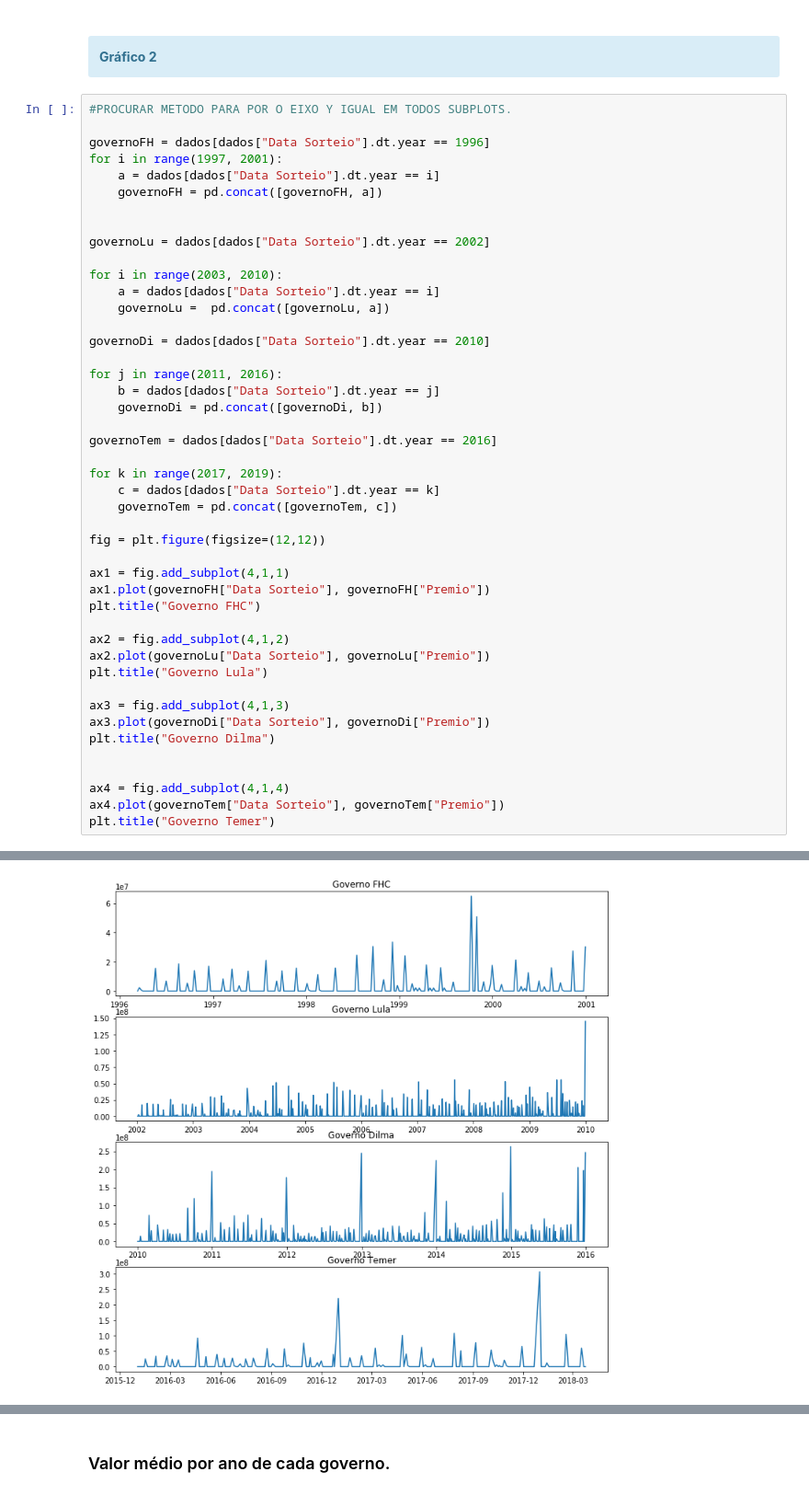
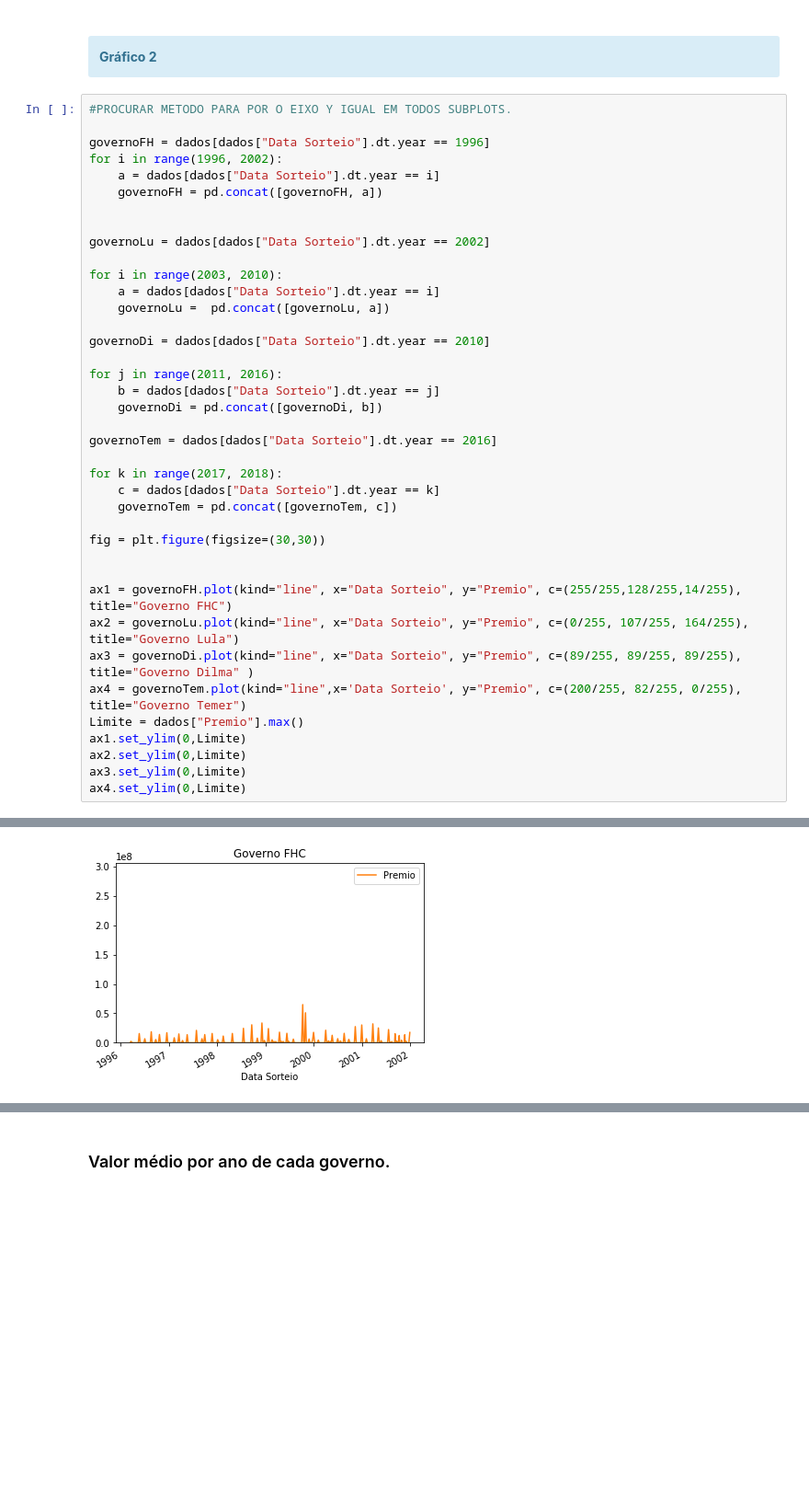
Before and after one commit to gabrielqap/analise-megasena, a Jupyter notebook: Trabalho extra - Unidade 1.ipynb, the cells around one changed output, grey strips where cells are left out. Shown at 92% size. Saved outputs shown, nothing was run; the diff lists cells and outputs as text; blank space fills up the shorter version.

```diff
--- a/Trabalho extra - Unidade 1.ipynb
+++ b/Trabalho extra - Unidade 1.ipynb
@@ -198,7 +198,7 @@ Com isso, trabalharemos com as funções *subplots()*. Essa função nos ajudar
 #PROCURAR METODO PARA POR O EIXO Y IGUAL EM TODOS SUBPLOTS.
 
 governoFH = dados[dados["Data Sorteio"].dt.year == 1996]
-for i in range(1997, 2001):
+for i in range(1996, 2002):
     a = dados[dados["Data Sorteio"].dt.year == i]
     governoFH = pd.concat([governoFH, a])
 
@@ -217,26 +217,20 @@ for j in range(2011, 2016):
 
 governoTem = dados[dados["Data Sorteio"].dt.year == 2016]
 
-for k in range(2017, 2019):
+for k in range(2017, 2018):
     c = dados[dados["Data Sorteio"].dt.year == k]
     governoTem = pd.concat([governoTem, c])
 
-fig = plt.figure(figsize=(12,12))
-
-ax1 = fig.add_subplot(4,1,1)
-ax1.plot(governoFH["Data Sorteio"], governoFH["Premio"])
-plt.title("Governo FHC")
-
-ax2 = fig.add_subplot(4,1,2)
-ax2.plot(governoLu["Data Sorteio"], governoLu["Premio"])
-plt.title("Governo Lula")
-
-ax3 = fig.add_subplot(4,1,3)
-ax3.plot(governoDi["Data Sorteio"], governoDi["Premio"])
-plt.title("Governo Dilma")
+fig = plt.figure(figsize=(30,30))
 
 
-ax4 = fig.add_subplot(4,1,4)
-ax4.plot(governoTem["Data Sorteio"], governoTem["Premio"])
-plt.title("Governo Temer")
+ax1 = governoFH.plot(kind="line", x="Data Sorteio", y="Premio", c=(255/255,128/255,14/255), title="Governo FHC")
+ax2 = governoLu.plot(kind="line", x="Data Sorteio", y="Premio", c=(0/255, 107/255, 164/255), title="Governo Lula")
+ax3 = governoDi.plot(kind="line", x="Data Sorteio", y="Premio", c=(89/255, 89/255, 89/255), title="Governo Dilma" )
+ax4 = governoTem.plot(kind="line",x='Data Sorteio', y="Premio", c=(200/255, 82/255, 0/255), title="Governo Temer")
+Limite = dados["Premio"].max()
+ax1.set_ylim(0,Limite)
+ax2.set_ylim(0,Limite)
+ax3.set_ylim(0,Limite)
+ax4.set_ylim(0,Limite)
 # %% [output]
@@ -244 +239 @@ Text(0.5,1,'Governo Temer')
-[figure, old version]
+[figure, new version]
```
Also changed, not shown: parts of 2 cells of this notebook.
